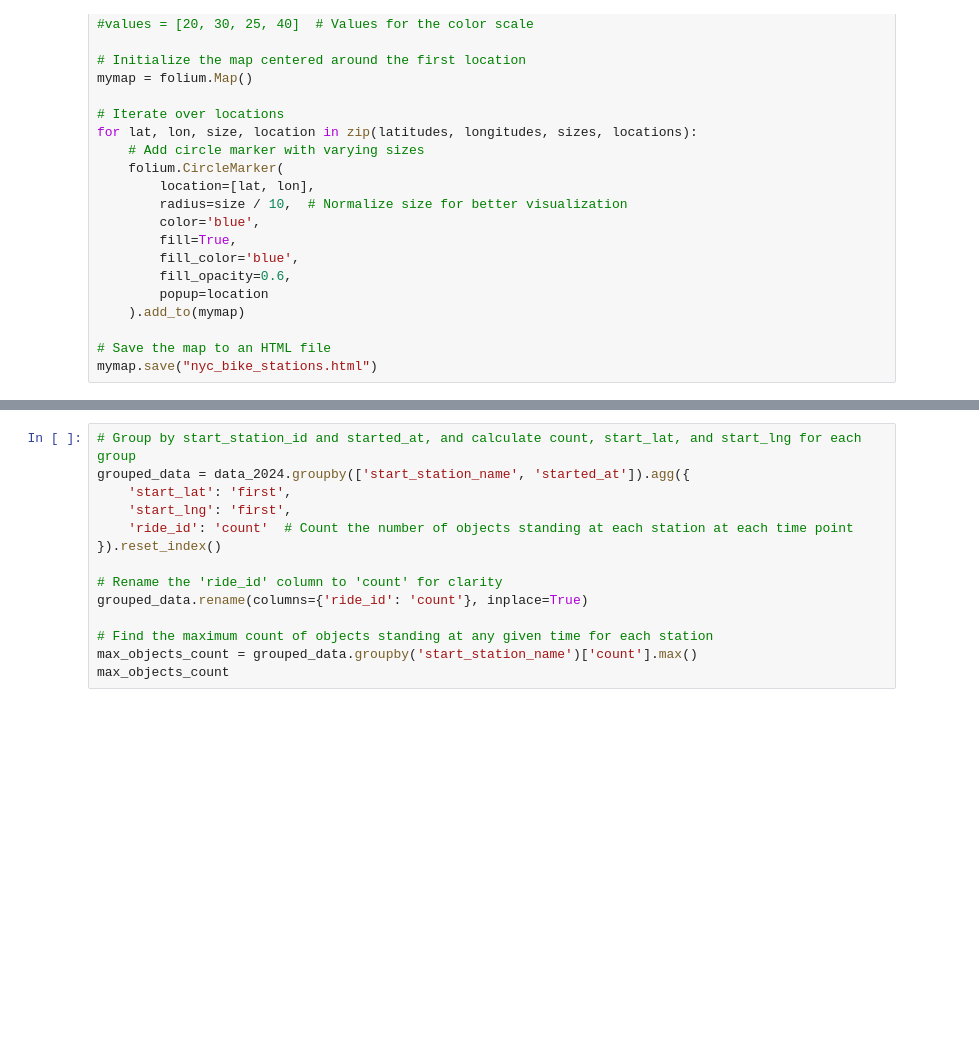
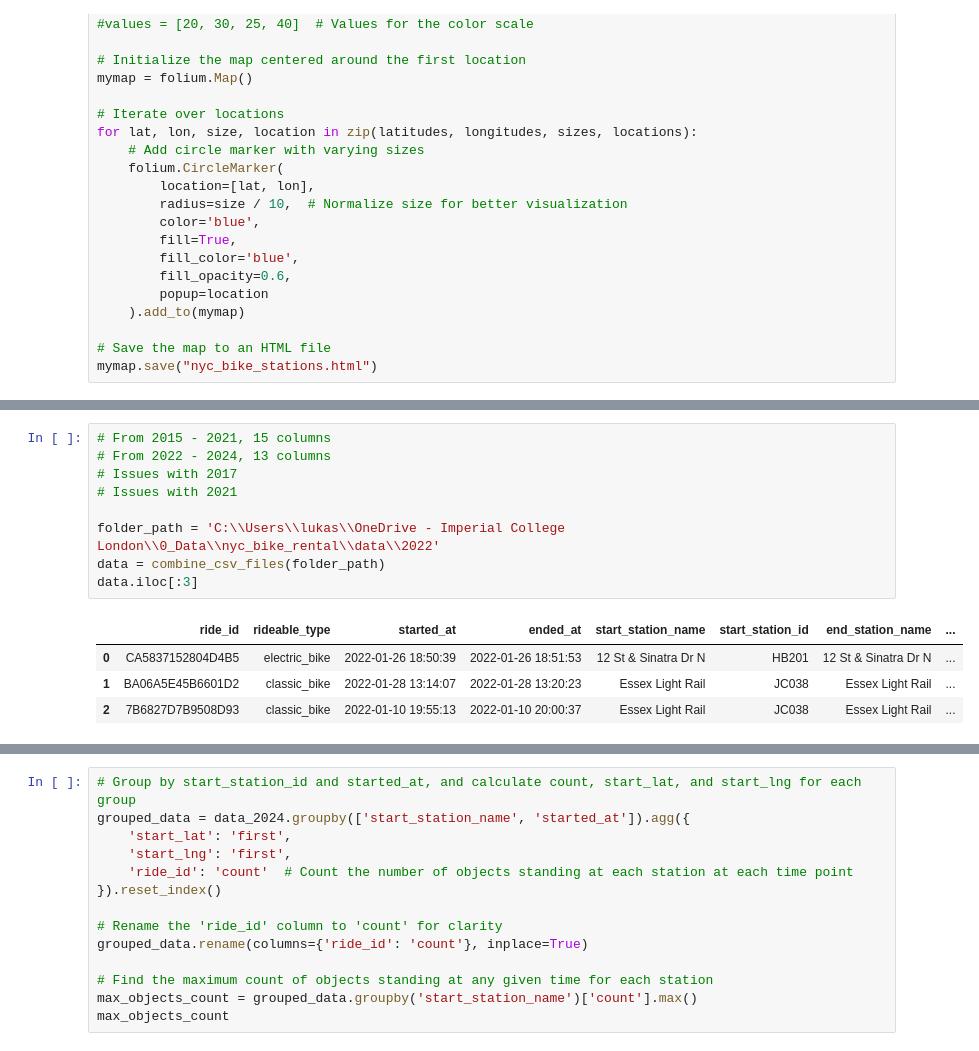
Before and after one commit to lukasschirren/nyc_bike_rental, a Jupyter notebook: data_preparation.ipynb, the cells around one changed output, grey strips where cells are left out. Drawn from its saved outputs; the diff is of its cells as text; blank space fills up the shorter version.

```diff
--- a/data_preparation.ipynb
+++ b/data_preparation.ipynb
@@ -113,0 +113,14 @@ combined_data.describe()
+# %%
+# From 2015 - 2021, 15 columns
+# From 2022 - 2024, 13 columns
+# Issues with 2017
+# Issues with 2021
+
+folder_path = 'C:\\Users\\lukas\\OneDrive - Imperial College London\\0_Data\\nyc_bike_rental\\data\\2022'
+data = combine_csv_files(folder_path)
+data.iloc[:3]
+# %% [output]
+|  | ride_id | rideable_type | started_at | ended_at | start_station_name | start_station_id | end_station_name | ... |
+| 0 | CA5837152804D4B5 | electric_bike | 2022-01-26 18:50:39 | 2022-01-26 18:51:53 | 12 St & Sinatra Dr N | HB201 | 12 St & Sinatra Dr N | ... |
+| 1 | BA06A5E45B6601D2 | classic_bike | 2022-01-28 13:14:07 | 2022-01-28 13:20:23 | Essex Light Rail | JC038 | Essex Light Rail | ... |
+| 2 | 7B6827D7B9508D93 | classic_bike | 2022-01-10 19:55:13 | 2022-01-10 20:00:37 | Essex Light Rail | JC038 | Essex Light Rail | ... |
```
Also changed, not shown: parts of 28 cells of this notebook.
